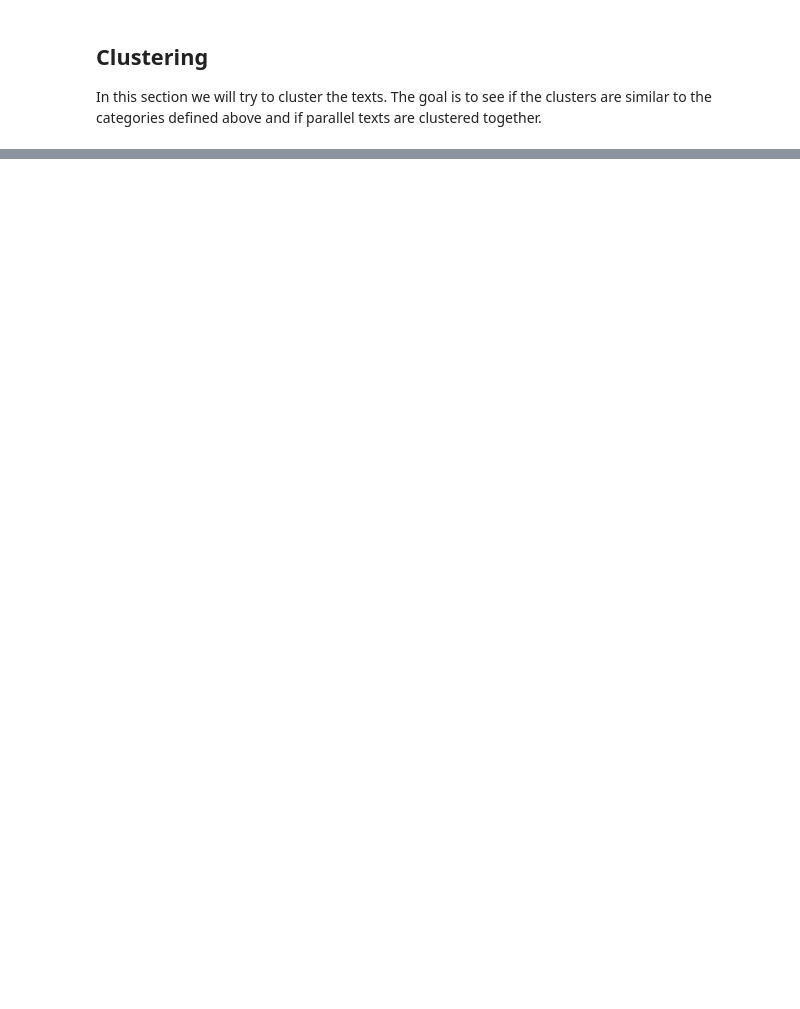
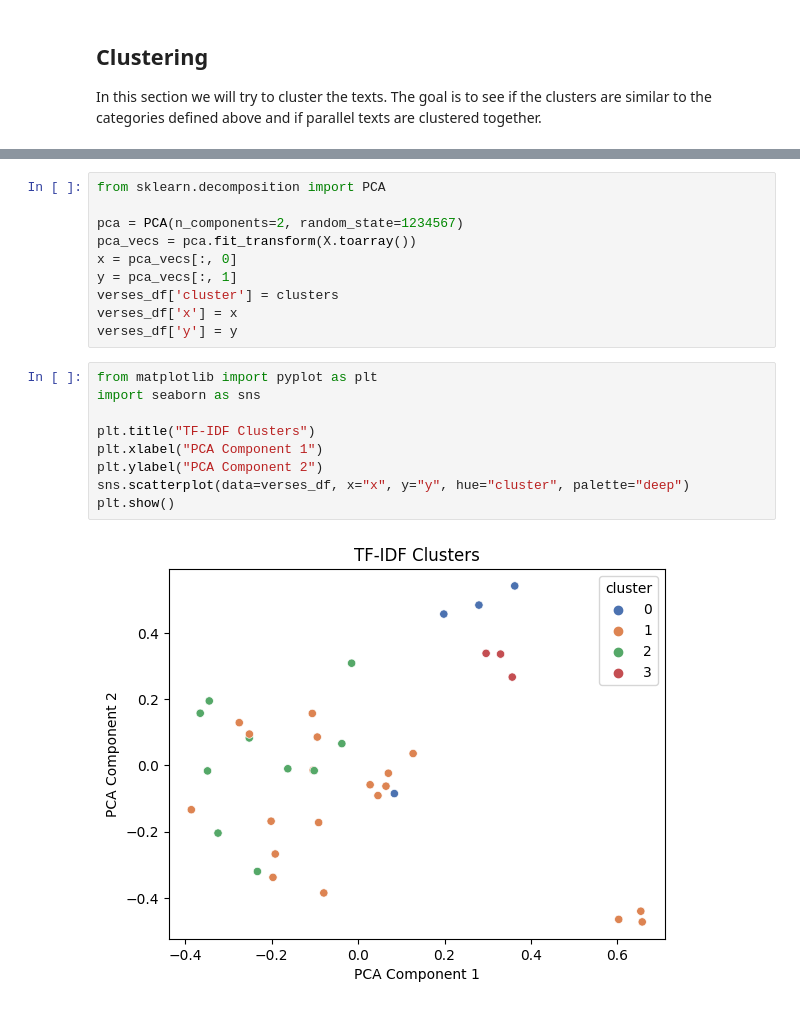
Before and after one commit to rik1599/advanced-data-science-2023, a Jupyter notebook: bible-nlp/bible-nlp.ipynb, the cells around one changed output, grey strips where cells are left out. Saved outputs shown, nothing was run; the diff lists cells and outputs as text; blank space fills up the shorter version.

Commit message:
clustering and summarizing

```diff
--- a/bible-nlp/bible-nlp.ipynb
+++ b/bible-nlp/bible-nlp.ipynb
@@ -247,0 +302,21 @@ In this section we will try to cluster the texts. The goal is to see if the clus
+# %%
+from sklearn.decomposition import PCA
+
+pca = PCA(n_components=2, random_state=1234567)
+pca_vecs = pca.fit_transform(X.toarray())
+x = pca_vecs[:, 0]
+y = pca_vecs[:, 1]
+verses_df['cluster'] = clusters
+verses_df['x'] = x
+verses_df['y'] = y
+# %%
+from matplotlib import pyplot as plt
+import seaborn as sns
+
+plt.title("TF-IDF Clusters")
+plt.xlabel("PCA Component 1")
+plt.ylabel("PCA Component 2")
+sns.scatterplot(data=verses_df, x="x", y="y", hue="cluster", palette="deep")
+plt.show()
+# %% [output]
+[figure, added]
```
Also changed, not shown: parts of 14 cells of this notebook, 2 other files.
